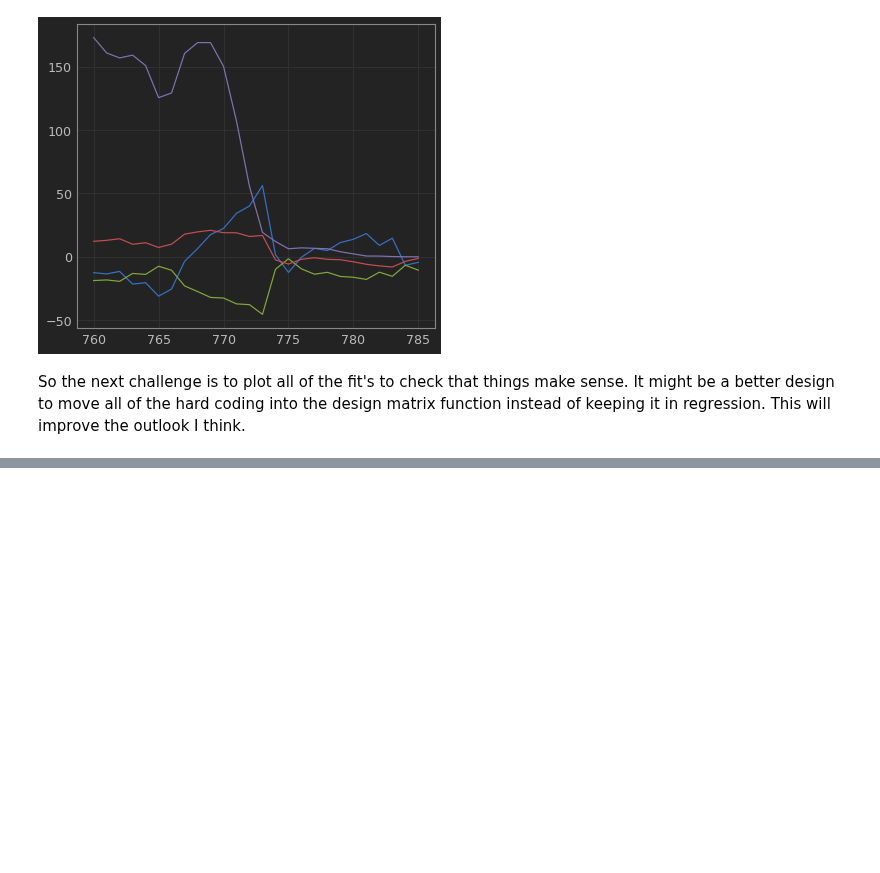
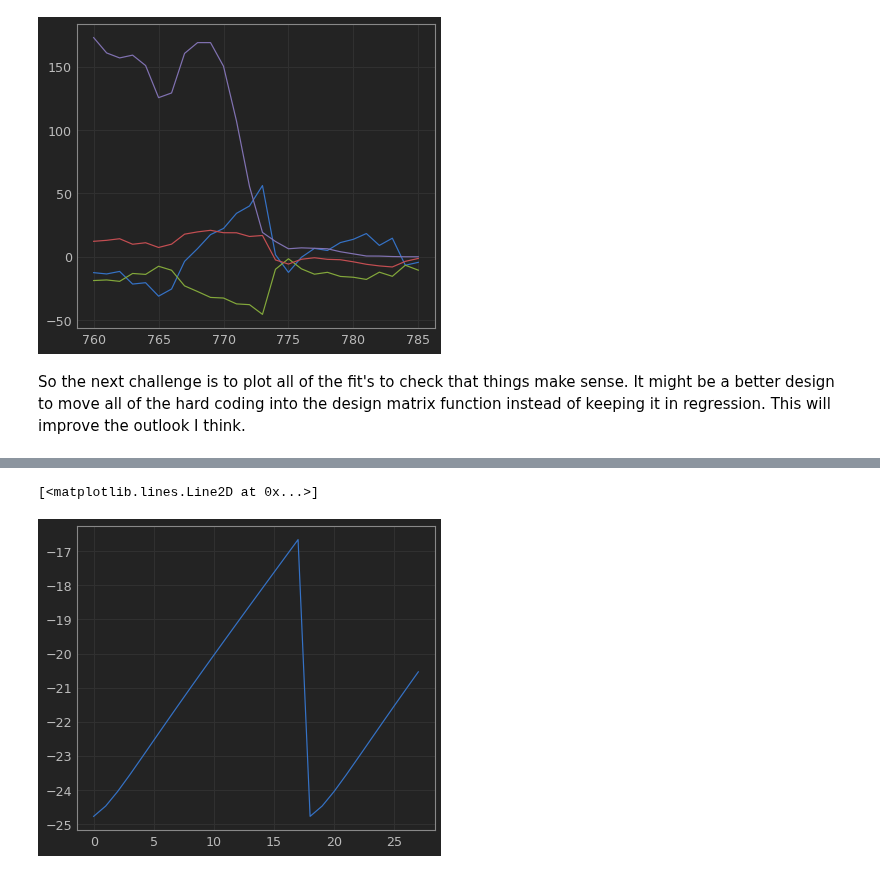
Before and after one commit to SharmaLlama/ticktack, a Jupyter notebook: notebooks/Injection_Recovery.ipynb, the cells around one changed output, grey strips where cells are left out. Cells and saved outputs as stored; diff of their text form; code cells hidden in the pictures; blank space fills up the shorter version.

Commit message:
Initial plots of the vectorized solution reveal errors

```diff
--- a/notebooks/Injection_Recovery.ipynb
+++ b/notebooks/Injection_Recovery.ipynb
@@ -185,8 +185,9 @@ So the next challenge is to plot all of the fit's to check that things make sens
 def in_window(start, /, data=test_sample, size=10):
     return (data[0] >= start) & (data[0] < start + size)
 # %%
-vectorized_mat = jax.jit(jax.vmap(design_matrix)) # Vectorising the deisgn matrix command
-reg = jax.jit(jax.vmap(jax.numpy.linalg.lstsq)) # Vectorising the lstq function
+vec_mat = jax.jit(jax.vmap(design_matrix)) # Vectorising the deisgn matrix command
+vec_reg = jax.jit(jax.vmap(jax.numpy.linalg.lstsq)) # Vectorising the lstq function
+vec_matmul = jax.jit(jax.vmap(jax.numpy.matmul))
 # %%
 @jax.jit
 def vec_reg(data, /, size: int=10):
@@ -194,7 +195,7 @@ def vec_reg(data, /, size: int=10):
     mask = in_window(start)      # Creates a boolean mask of out of date
 
     indices = jax.numpy.arange(start.size) # Inex entry points to get a fill value
-    fill_values = jax.numpy.take(test_sample, indices, axis=1) # Data sliced along dimension
+    fill_values = jax.numpy.take(data, indices, axis=1) # Data sliced along dimension
 
     fill_values = fill_values.tile(data[0].size) # Reshaping for vectorized broadcast with where
     fill_values = fill_values.reshape(3, -1, data[0].size) # 3D array
@@ -203,10 +204,10 @@ def vec_reg(data, /, size: int=10):
     data = data.reshape(3, -1, data[0].size)
 
     masked_data = jax.numpy.where(mask, data, fill_values)
-    masked_matrix = vectorized_mat(masked_data[0]) # Building the design matrixes
+    masked_matrix = vec_mat(masked_data[0]) # Building the design matrixes
 
     input_arr = jax.numpy.transpose(masked_matrix, axes=(0, 2, 1))
-    lst_square = reg(input_arr, masked_data[1])[0]
+    lst_square = vec_reg(input_arr, masked_data[1])[0]
 # %%
 start = test_sample[0, :-10] # Storing as a variable for the usefulness
 mask = in_window(start)      # Creates a boolean mask of out of date
@@ -224,4 +225,6 @@ masked_data = jax.numpy.where(mask, data, fill_values)
 masked_matrix = vectorized_mat(masked_data[0]) # Building the design matrixes
 
 input_arr = jax.numpy.transpose(masked_matrix, axes=(0, 2, 1))
-lst_square = reg(input_arr, masked_data[1])[0]
+lst_square = vec_reg(input_arr, masked_data[1])[0]
+
+models = vec_matmul(lst_square, test) # Running the models
@@ -233,0 +241,5 @@ generated_models = vec_matmul(lst_square, test)
+# %%
+pyplot.plot(models[0])
+# %% [output]
+[<matplotlib.lines.Line2D at 0x...>]
+[figure, added]
```
Also changed, not shown: parts of 3 cells of this notebook.
